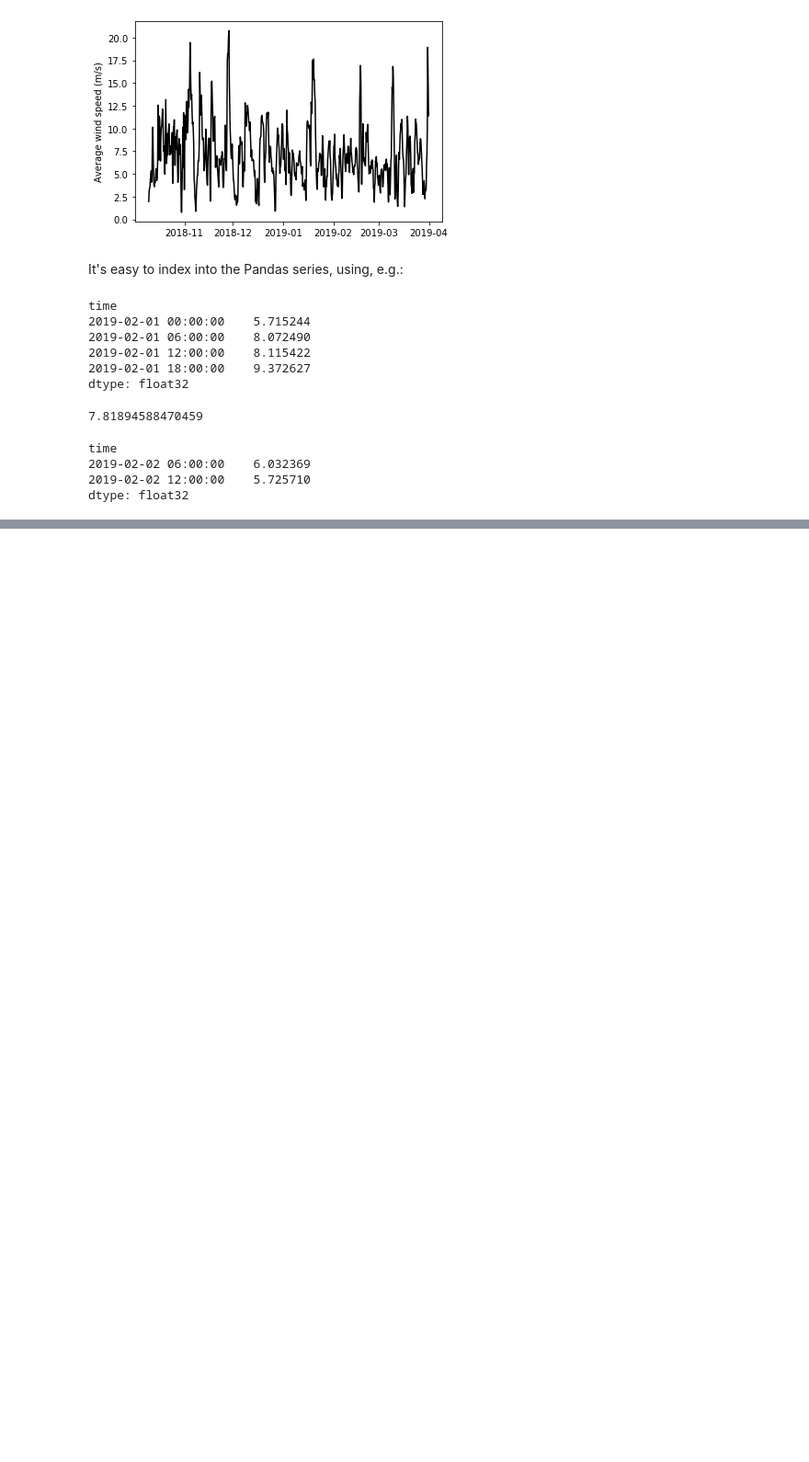
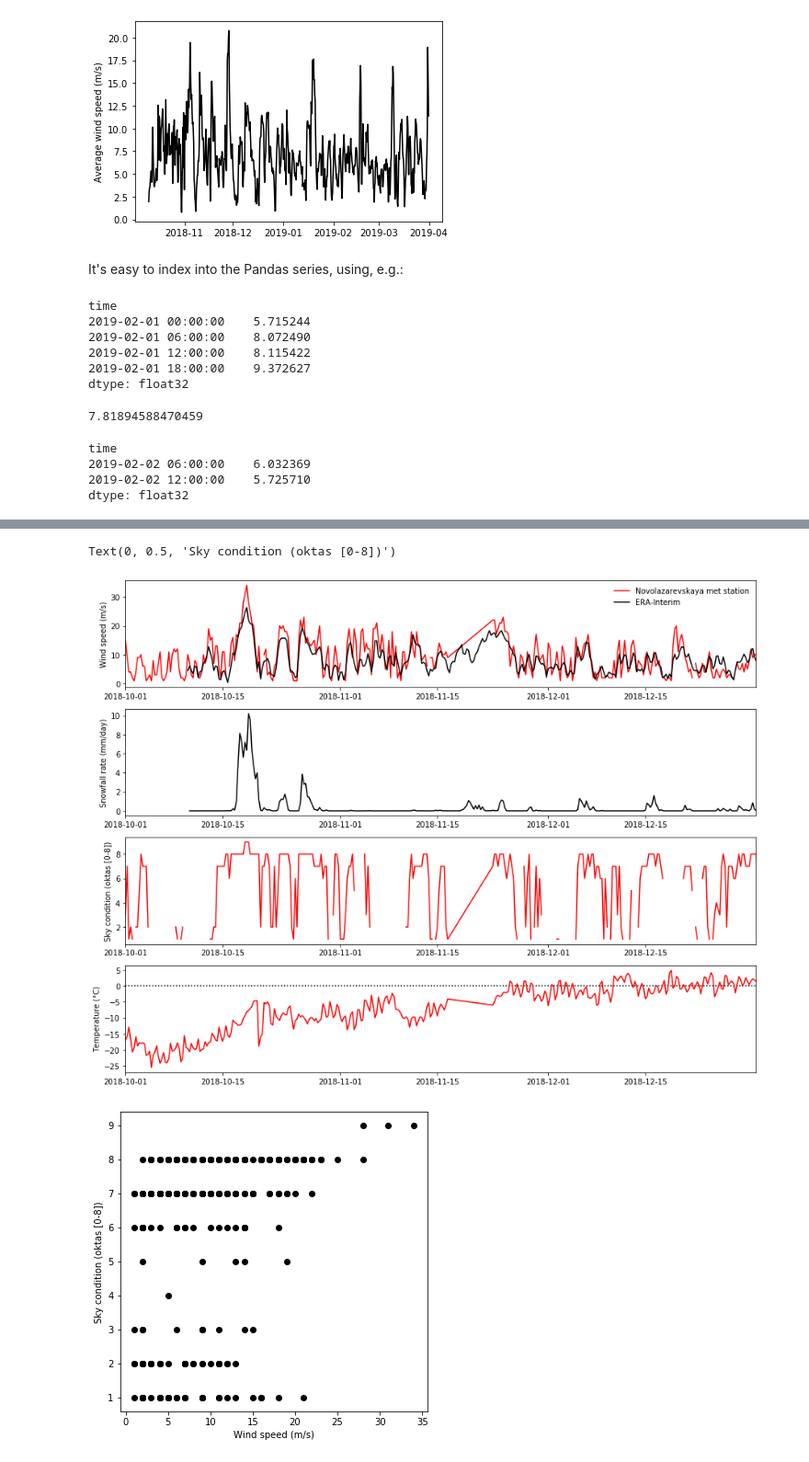
Before and after one commit to ICESAT-2HackWeek/Snowblower, a Jupyter notebook: erai_reanalysis_demonstration.ipynb, the cells around one changed output, grey strips where cells are left out. Shown: that part at 92% size. Cells and saved outputs as stored; diff of their text form; code cells hidden in the pictures; blank space fills up the shorter version.

```diff
--- a/erai_reanalysis_demonstration.ipynb
+++ b/erai_reanalysis_demonstration.ipynb
@@ -133,0 +141,41 @@ dtype: float32
+# %%
+import pickle
+novo_met = pickle.load(open('Novo_met','rb'))
+novo_met.keys()
+
+erai_SH_analysis = et.load_ecmwf('Data/ERA_Interim_processed/','erai_SH_analysis.nc')
+erai_ws_novo = et.create_reanalysis_index(erai_SH_analysis,param_name='si10',nearest_to_lat_lon=novo_loc)
+erai_sf_novo = et.create_reanalysis_index(erai_SH_forecast,param_name='sf',nearest_to_lat_lon=novo_loc)
+
+novo_loc = (-70.8,11.8)
+
+fig = plt.figure(figsize=(15,12))
+plt.subplot(4,1,1)
+plt.plot(novo_met['ws'].loc['2018-10-01':'2018-12-31'],c='r',label='Novolazarevskaya met station')
+plt.plot(erai_ws_novo.loc['2018-10-01':'2018-12-31'],c='k',label='ERA-Interim')
+plt.xlim(['2018-10-01','2018-12-31'])
+plt.legend(loc='upper right',frameon=False)
+plt.ylabel('Wind speed (m/s)')
+plt.subplot(4,1,2)
+plt.plot(erai_sf_novo.loc['2018-10-01':'2018-12-31']*1000*60*60*12,c='k')
+plt.xlim(['2018-10-01','2018-12-31'])
+plt.ylabel('Snowfall rate (mm/day)')
+plt.subplot(4,1,3)
+plt.plot(novo_met['sky'].loc['2018-10-01':'2018-12-31'],c='r')
+plt.xlim(['2018-10-01','2018-12-31'])
+plt.ylabel('Sky condition (oktas [0-8])')
+plt.subplot(4,1,4)
+plt.plot([datetime(2018,10,1),datetime(2018,12,31)],[0,0],c='k',ls=':')
+plt.plot(novo_met['temp'].loc['2018-10-01':'2018-12-31'],c='r')
+plt.xlim(['2018-10-01','2018-12-31'])
+plt.ylabel('Temperature (°C)')
+
+plt.figure(figsize=(6,6))
+# plt.subplot(1,2,1)
+plt.scatter(novo_met['ws'].loc['2018-10-01':'2018-12-31'],novo_met['sky'].loc['2018-10-01':'2018-12-31'],c='k')
+plt.xlabel('Wind speed (m/s)')
+plt.ylabel('Sky condition (oktas [0-8])')
+# %% [output]
+Text(0, 0.5, 'Sky condition (oktas [0-8])')
+[figure, added]
+[figure, added]
```
Also changed, not shown: parts of 2 cells of this notebook.
